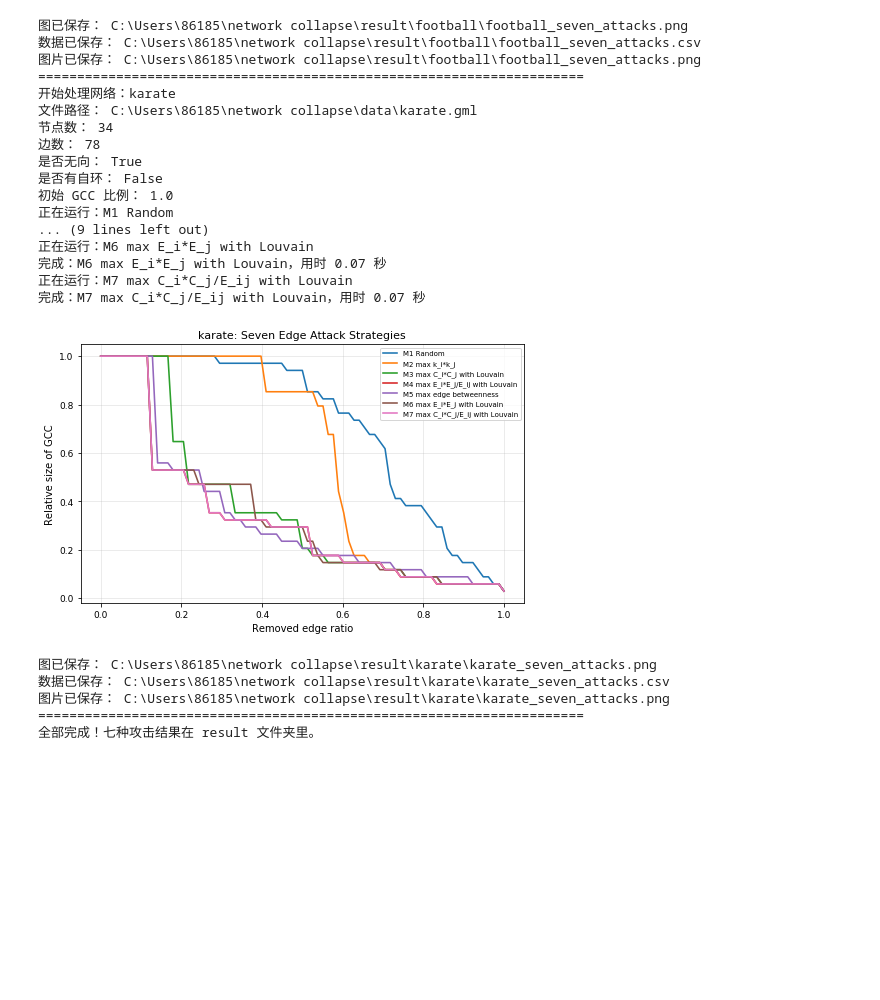
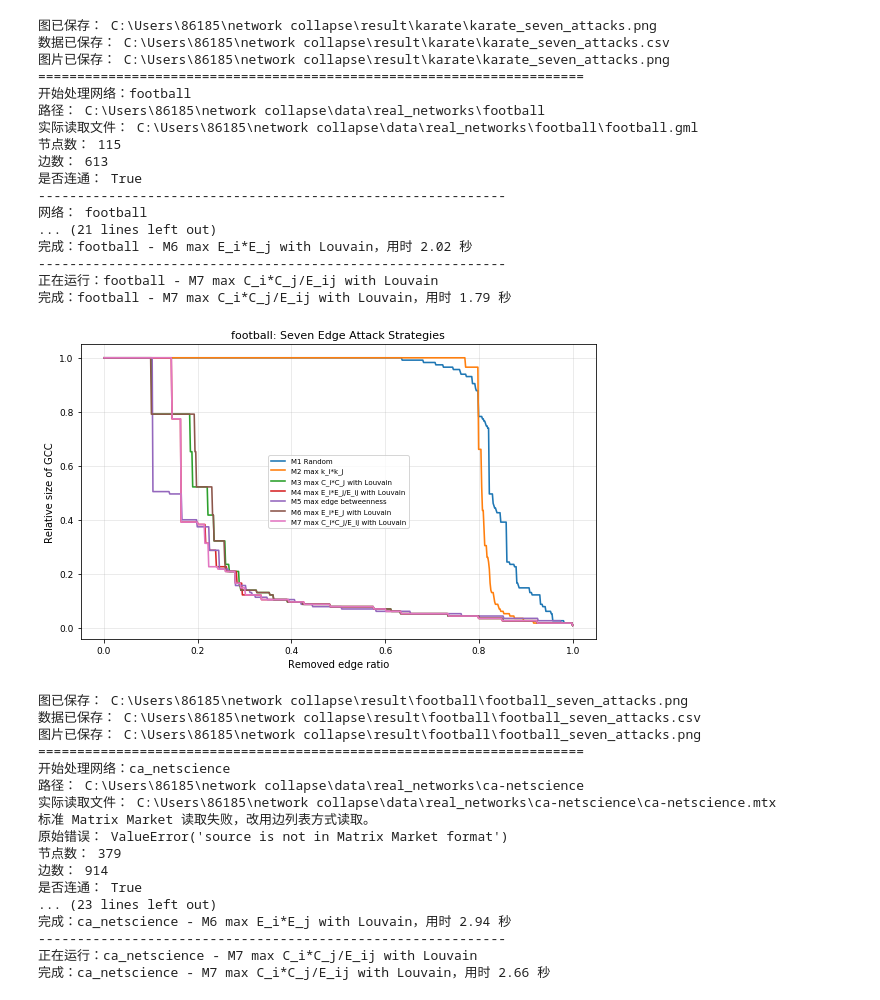
Before and after one commit to lizihanFly/network-dismantling, a Jupyter notebook: attack_compare.ipynb, the cells around one changed output. Cells and saved outputs as stored; diff of their text form; code cells hidden in the pictures; blank space fills up the shorter version.

Commit message:
update network data paths and analysis results

```diff
--- a/attack_compare.ipynb
+++ b/attack_compare.ipynb
@@ -468,15 +681,15 @@ def run_one_dataset(name, path):
     """
     print("=" * 70)
     print(f"开始处理网络：{name}")
-    print("文件路径：", path)
+    print("路径：", path)
 
     G = load_simple_graph(path)
 
+    print("网络：", name)
     print("节点数：", G.number_of_nodes())
     print("边数：", G.number_of_edges())
-    print("是否无向：", not G.is_directed())
-    print("是否有自环：", nx.number_of_selfloops(G) > 0)
     print("初始 GCC 比例：", gcc_ratio(G, G.number_of_nodes()))
+    print("最大删除比例：", MAX_REMOVE_FRAC)
 
     out_dir = RESULT_DIR / name
     out_dir.mkdir(exist_ok=True)
@@ -484,7 +697,8 @@ def run_one_dataset(name, path):
     all_records = []
 
     for method_label, method_key in METHODS:
-        print(f"正在运行：{method_label}")
+        print("-" * 60)
+        print(f"正在运行：{name} - {method_label}")
         t0 = time.time()
 
         records = simulate_attack(
@@ -496,8 +710,9 @@ def run_one_dataset(name, path):
         )
 
         all_records.extend(records)
+
         elapsed = time.time() - t0
-        print(f"完成：{method_label}，用时 {elapsed:.2f} 秒")
+        print(f"完成：{name} - {method_label}，用时 {elapsed:.2f} 秒")
 
     csv_path = out_dir / f"{name}_seven_attacks.csv"
     fig_path = out_dir / f"{name}_seven_attacks.png"
@@ -516,12 +731,20 @@ def run_one_dataset(name, path):
     return all_records
 
 
+# 默认跑全部真实网络
+RUN_DATASETS = list(DATASETS.keys())
+
+# 如果你只想先测试一个，就改成这样：
+# RUN_DATASETS = ["karate"]
+# RUN_DATASETS = ["ca_netscience"]
+
 all_results = {}
 
-for name, path in DATASETS.items():
+for name in RUN_DATASETS:
+    path = DATASETS[name]
     all_results[name] = run_one_dataset(name, path)
 
 print("=" * 70)
-print("全部完成！七种攻击结果在 result 文件夹里。")
+print("全部完成！所有 real networks 的七种攻击结果在 result 文件夹里。")
 # %% [output]
 ======================================================================
@@ -545,23 +768,35 @@ print("全部完成！七种攻击结果在 result 文件夹里。")
-图已保存： C:\Users\86185\network collapse\result\football\football_seven_attacks.png
-数据已保存： C:\Users\86185\network collapse\result\football\football_seven_attacks.csv
-图片已保存： C:\Users\86185\network collapse\result\football\football_seven_attacks.png
+图已保存： C:\Users\86185\network collapse\result\karate\karate_seven_attacks.png
+数据已保存： C:\Users\86185\network collapse\result\karate\karate_seven_attacks.csv
+图片已保存： C:\Users\86185\network collapse\result\karate\karate_seven_attacks.png
 ======================================================================
-开始处理网络：karate
-文件路径： C:\Users\86185\network collapse\data\karate.gml
-节点数： 34
-边数： 78
-是否无向： True
-是否有自环： False
-初始 GCC 比例： 1.0
-正在运行：M1 Random
-... (9 lines left out)
-正在运行：M6 max E_i*E_j with Louvain
-完成：M6 max E_i*E_j with Louvain，用时 0.07 秒
-正在运行：M7 max C_i*C_j/E_ij with Louvain
-完成：M7 max C_i*C_j/E_ij with Louvain，用时 0.07 秒
+开始处理网络：football
+路径： C:\Users\86185\network collapse\data\real_networks\football
+实际读取文件： C:\Users\86185\network collapse\data\real_networks\football\football.gml
+节点数： 115
+边数： 613
+是否连通： True
+------------------------------------------------------------
+网络： football
+... (21 lines left out)
+完成：football - M6 max E_i*E_j with Louvain，用时 2.02 秒
+------------------------------------------------------------
+正在运行：football - M7 max C_i*C_j/E_ij with Louvain
+完成：football - M7 max C_i*C_j/E_ij with Louvain，用时 1.79 秒
-[figure, old version]
+[figure, new version]
-图已保存： C:\Users\86185\network collapse\result\karate\karate_seven_attacks.png
-数据已保存： C:\Users\86185\network collapse\result\karate\karate_seven_attacks.csv
-图片已保存： C:\Users\86185\network collapse\result\karate\karate_seven_attacks.png
+图已保存： C:\Users\86185\network collapse\result\football\football_seven_attacks.png
+数据已保存： C:\Users\86185\network collapse\result\football\football_seven_attacks.csv
+图片已保存： C:\Users\86185\network collapse\result\football\football_seven_attacks.png
 ======================================================================
-全部完成！七种攻击结果在 result 文件夹里。
+开始处理网络：ca_netscience
+路径： C:\Users\86185\network collapse\data\real_networks\ca-netscience
+实际读取文件： C:\Users\86185\network collapse\data\real_networks\ca-netscience\ca-netscience.mtx
+标准 Matrix Market 读取失败，改用边列表方式读取。
+原始错误： ValueError('source is not in Matrix Market format')
+节点数： 379
+边数： 914
+是否连通： True
+... (23 lines left out)
+完成：ca_netscience - M6 max E_i*E_j with Louvain，用时 2.94 秒
+------------------------------------------------------------
+正在运行：ca_netscience - M7 max C_i*C_j/E_ij with Louvain
+完成：ca_netscience - M7 max C_i*C_j/E_ij with Louvain，用时 2.66 秒
```
Also changed, not shown: parts of 5 cells of this notebook, 37 other files.
